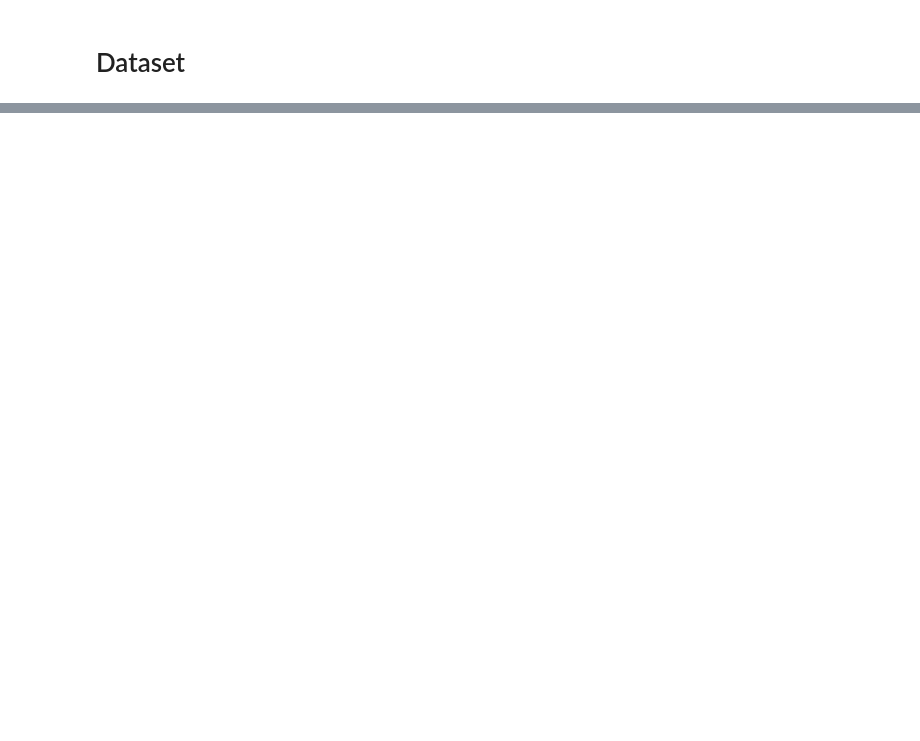
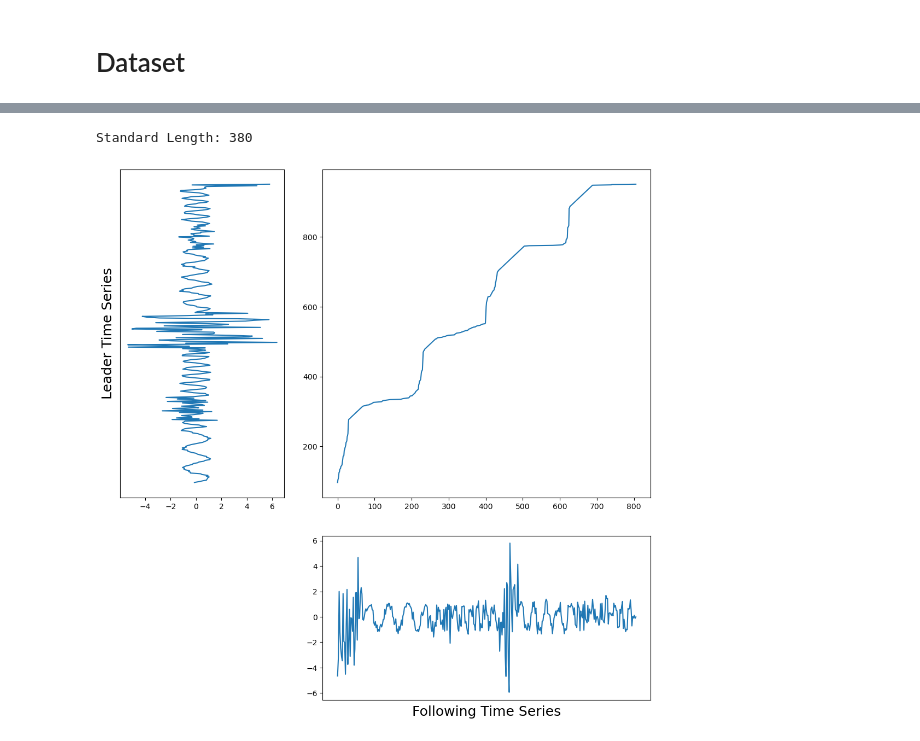
Before and after one commit to hughnaaek/Following-Motif-Relation, a Jupyter notebook: python/exp/synthetic_data_exp.ipynb, the cells around one changed output, grey strips where cells are left out. Drawn from its saved outputs; the diff is of its cells as text; code cells hidden in the pictures; blank space fills up the shorter version.

```diff
--- a/python/exp/synthetic_data_exp.ipynb
+++ b/python/exp/synthetic_data_exp.ipynb
@@ -42,0 +243,11 @@ for i in range(3):
+# %%
+i = 883
+print(fr"random seed: {i}")
+np.random.seed(i)
+
+leading_signal   = (leader_list_2[i][0]).copy()
+following_signal = (follower_list_2[i][0]).copy()
+
+result = following_motif_method(leading_signal,following_signal,wd=50,thres=10,randseed=i)
+
+leadfollow_visualization(leading_signal[result[2][1]],following_signal[result[2][0]])
@@ -42,0 +257,5 @@ for i in range(3):
+# %%
+alignment_plot(leading_signal,following_signal,result)
+# %% [output]
+Standard Length: 380
+[figure, added]
```
Also changed, not shown: parts of 32 cells of this notebook, 13 other files.
